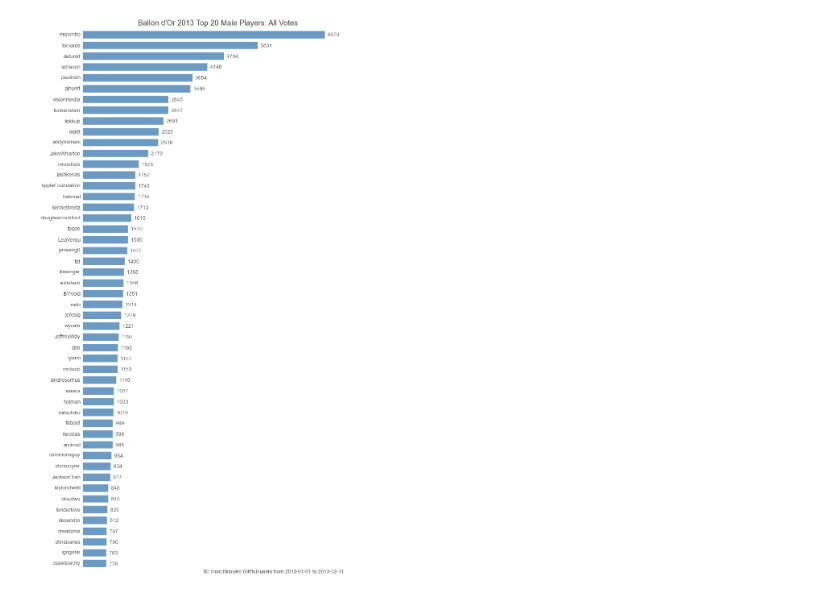
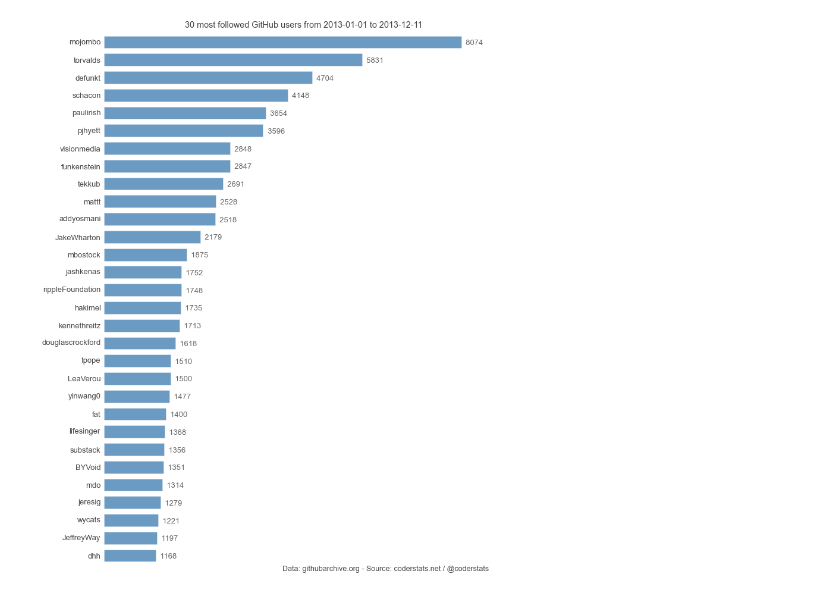
Before and after one commit to yaph/ipython-notebooks, a Jupyter notebook: GitHub Archive 2013 Follow Events.ipynb, the cells around one changed output. Cells and saved outputs as stored; diff of their text form; code cells hidden in the pictures.

Commit message:
github archive follow events notebook

```diff
--- a/GitHub Archive 2013 Follow Events.ipynb
+++ b/GitHub Archive 2013 Follow Events.ipynb
@@ -1,13 +7,12 @@
 # %%
+import datetime
+import itertools
+
 import pandas as pd
 import numpy as np
 import matplotlib.pyplot as plt
 
 from utils import graphs
 
-plt.rcParams['axes.grid'] = False
-plt.rcParams['grid.linewidth'] = 0
-plt.rcParams['font.size'] = 13
-plt.rcParams['axes.facecolor'] = 'ffffff'
-
+limit = 30
 footer = 'Data: githubarchive.org - Source: coderstats.net / @coderstats'
@@ -44,9 +66,10 @@ grouped.plot()
 # %%
-graphs.barh(top_50_targets.index,
-            top_50_targets.Count,
-            '50-most-followed-github-users-2013.png',
-            figsize=(12, 24),
-            title='50 most followed GitHub users from 2013-01-01 to 2013-12-11',
+top_followed = df_follows.groupby('Target').sum().sort('Count').tail(limit)
+graphs.barh(top_followed.index,
+            top_followed.Count,
+            'img/%d-most-followed-github-users-2013.png' % limit,
+            figsize=(12, 16),
+            title='%d most followed GitHub users from 2013-01-01 to 2013-12-11' % limit,
             footer=footer)
 # %% [output]
-[figure, old version]
+[figure, new version]
```
Also changed, not shown: parts of 17 cells of this notebook, 5 other files.
